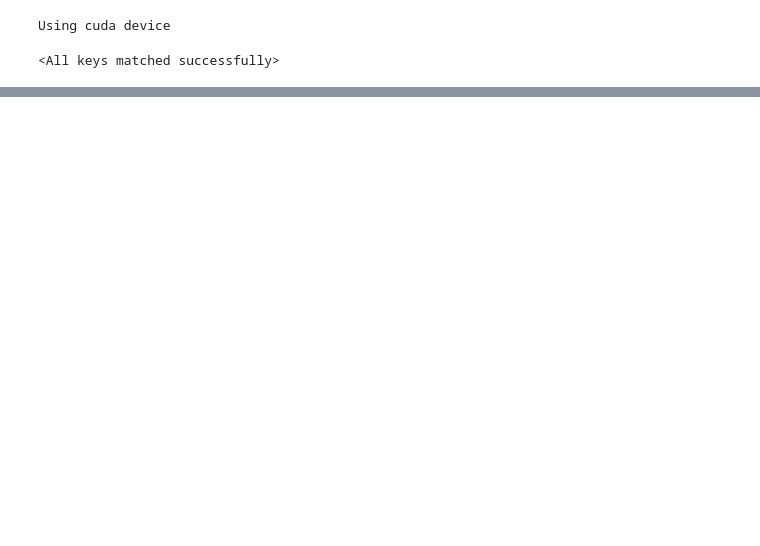
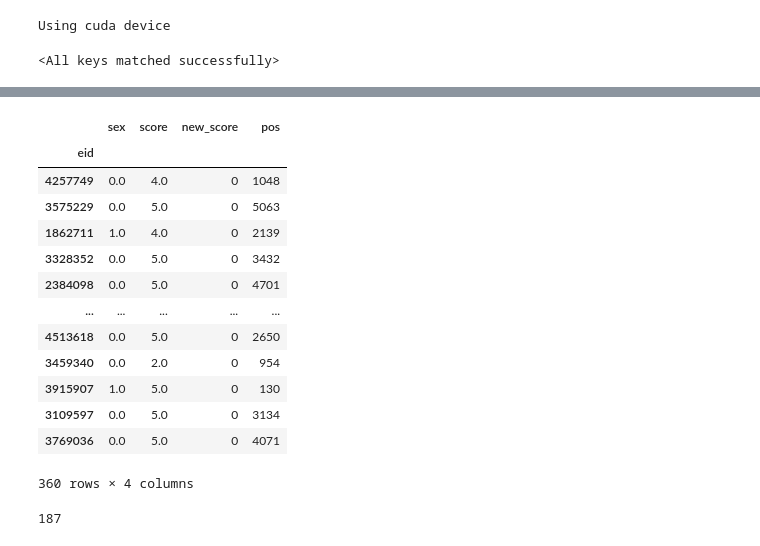
Before and after one commit to nspranav/Ukbiobank_ADHD, a Jupyter notebook: test_model.ipynb, the cells around one changed output, grey strips where cells are left out. Drawn from its saved outputs; the diff is of its cells as text; code cells hidden in the pictures; blank space fills up the shorter version.

```diff
--- a/test_model.ipynb
+++ b/test_model.ipynb
@@ -70,0 +101,21 @@ y
+# %%
+vars[vars.new_score == 0]
+# %% [output]
+|  | sex | score | new_score | pos |
+| eid |  |  |  |  |
+| 4257749 | 0.0 | 4.0 | 0 | 1048 |
+| 3575229 | 0.0 | 5.0 | 0 | 5063 |
+| 1862711 | 1.0 | 4.0 | 0 | 2139 |
+| 3328352 | 0.0 | 5.0 | 0 | 3432 |
+| 2384098 | 0.0 | 5.0 | 0 | 4701 |
+| ... | ... | ... | ... | ... |
+| 4513618 | 0.0 | 5.0 | 0 | 2650 |
+| 3459340 | 0.0 | 2.0 | 0 | 954 |
+| 3915907 | 1.0 | 5.0 | 0 | 130 |
+| 3109597 | 0.0 | 5.0 | 0 | 3134 |
+| 3769036 | 0.0 | 5.0 | 0 | 4071 |
+360 rows × 4 columns
+# %%
+len(valid_loader) - 360
+# %% [output]
+187
```
Also changed, not shown: parts of 78 cells of this notebook, 35 other files.
